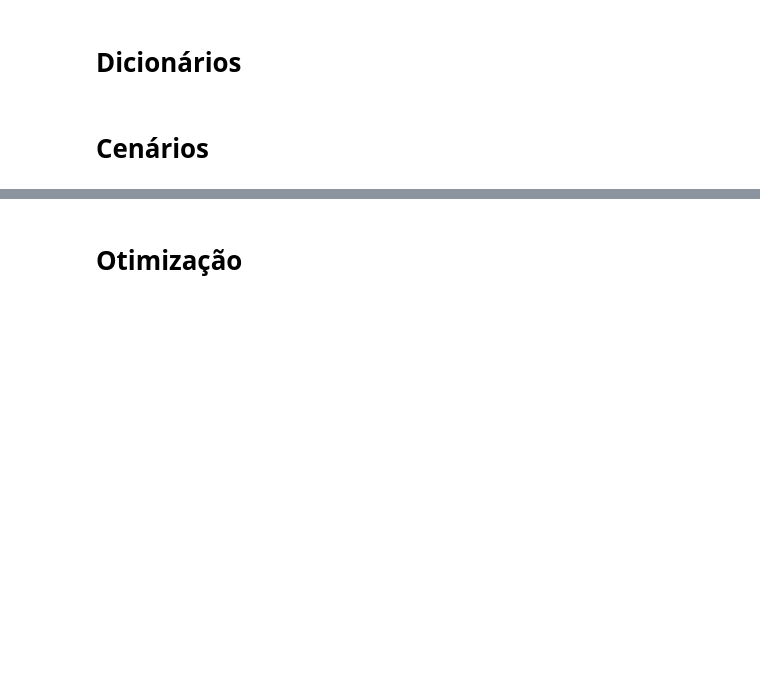
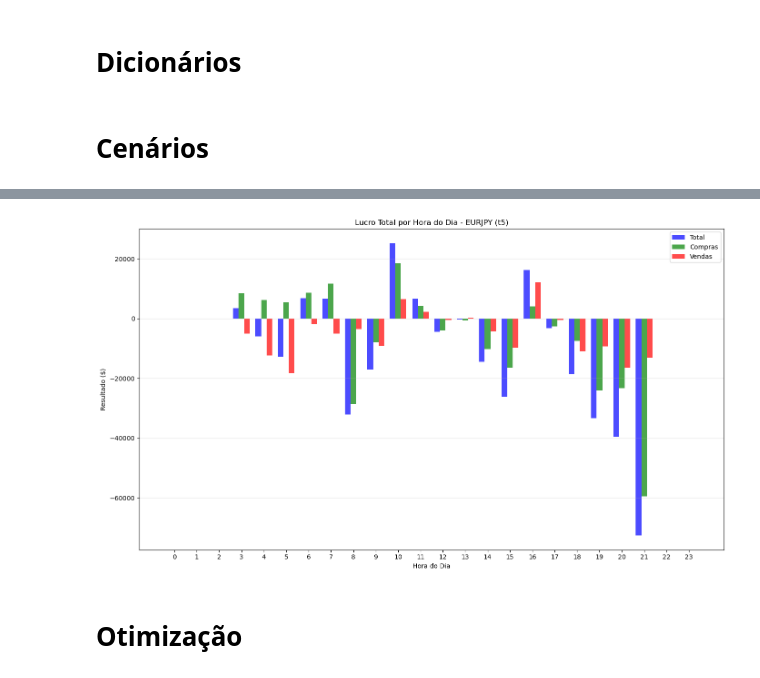
Before and after one commit to RenatoPhys/trading-factory, a Jupyter notebook: exemplos/01.pattern.ipynb, the cells around one changed output, grey strips where cells are left out. Cells and saved outputs as stored; diff of their text form; code cells hidden in the pictures; blank space fills up the shorter version.

```diff
--- a/exemplos/01.pattern.ipynb
+++ b/exemplos/01.pattern.ipynb
@@ -357,0 +346,3 @@ bt.plot_cumulative_by_hour()
+# %%
+bt.plot_profit_by_hour()
+# %% [output]
@@ -358,3 +350,4 @@ bt.plot_cumulative_by_hour()
+[figure, added]
 # %% [markdown]
 # Otimização
 # %%
```
Also changed, not shown: parts of 6 cells of this notebook, 8 other files.
